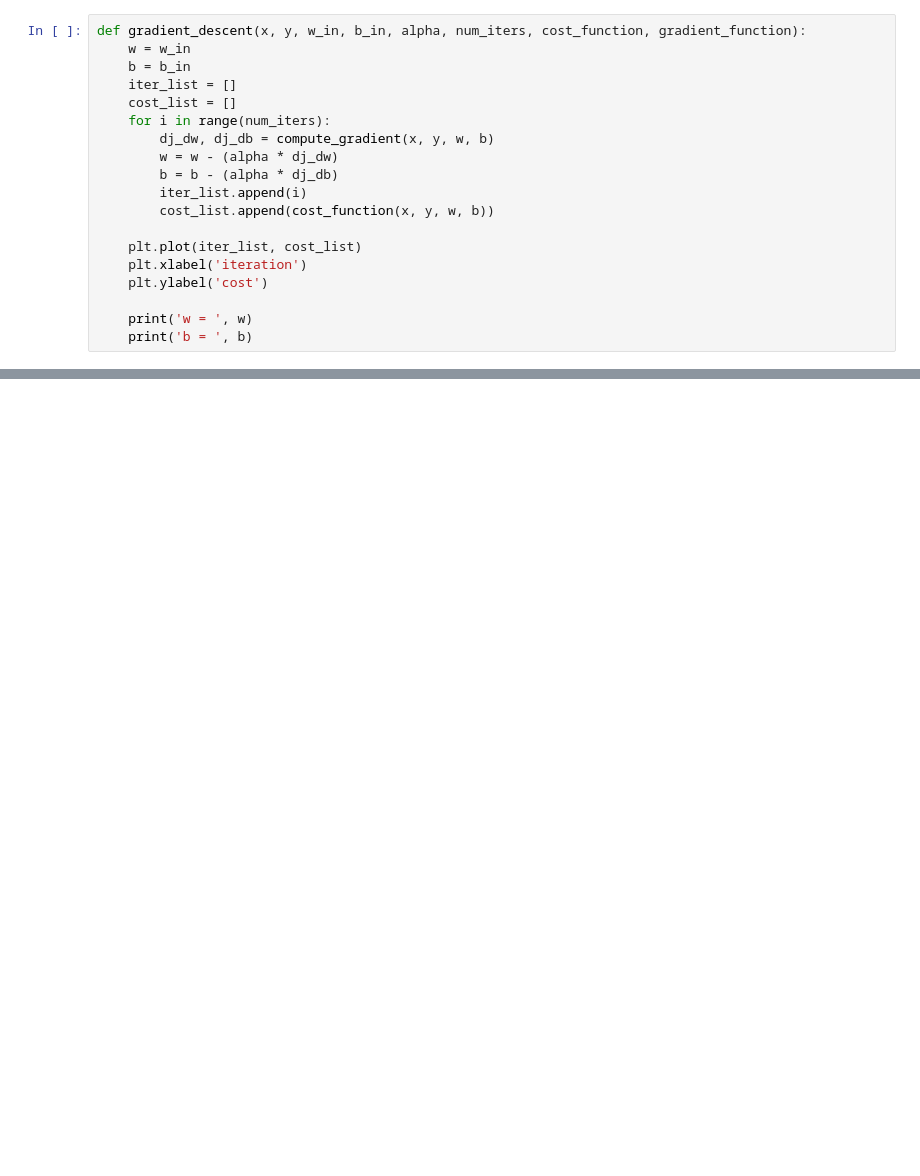
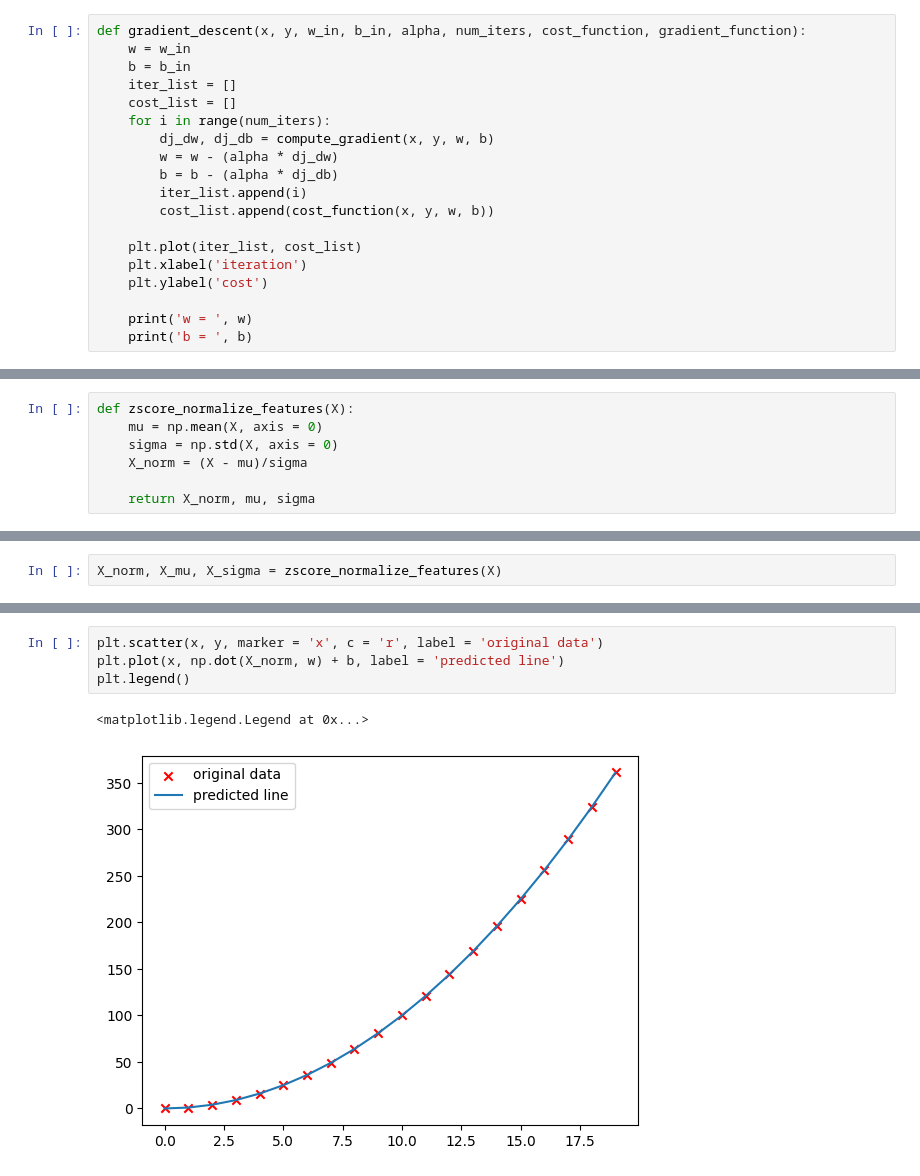
Before and after one commit to crazypanda123/Machine-Learning-Specialization, a Jupyter notebook: Course 1 - Supervised Machine Learning- Regression and Classification/test_C1.ipynb, the cells around one changed output, grey strips where cells are left out. Cells and saved outputs as stored; diff of their text form; blank space fills up the shorter version.

```diff
--- a/Course 1 - Supervised Machine Learning- Regression and Classification/test_C1.ipynb
+++ b/Course 1 - Supervised Machine Learning- Regression and Classification/test_C1.ipynb
@@ -229,0 +442,7 @@ b =  111.85973592408376
+# %%
+def zscore_normalize_features(X):
+    mu = np.mean(X, axis = 0)
+    sigma = np.std(X, axis = 0)
+    X_norm = (X - mu)/sigma
+
+    return X_norm, mu, sigma
@@ -229,0 +574,2 @@ b =  111.85973592408376
+# %%
+X_norm, X_mu, X_sigma = zscore_normalize_features(X)
@@ -229,0 +586,7 @@ b =  111.85973592408376
+# %%
+plt.scatter(x, y, marker = 'x', c = 'r', label = 'original data')
+plt.plot(x, np.dot(X_norm, w) + b, label = 'predicted line')
+plt.legend()
+# %% [output]
+<matplotlib.legend.Legend at 0x...>
+[figure, added]
```
Also changed, not shown: parts of 56 cells of this notebook, 2 other files.
